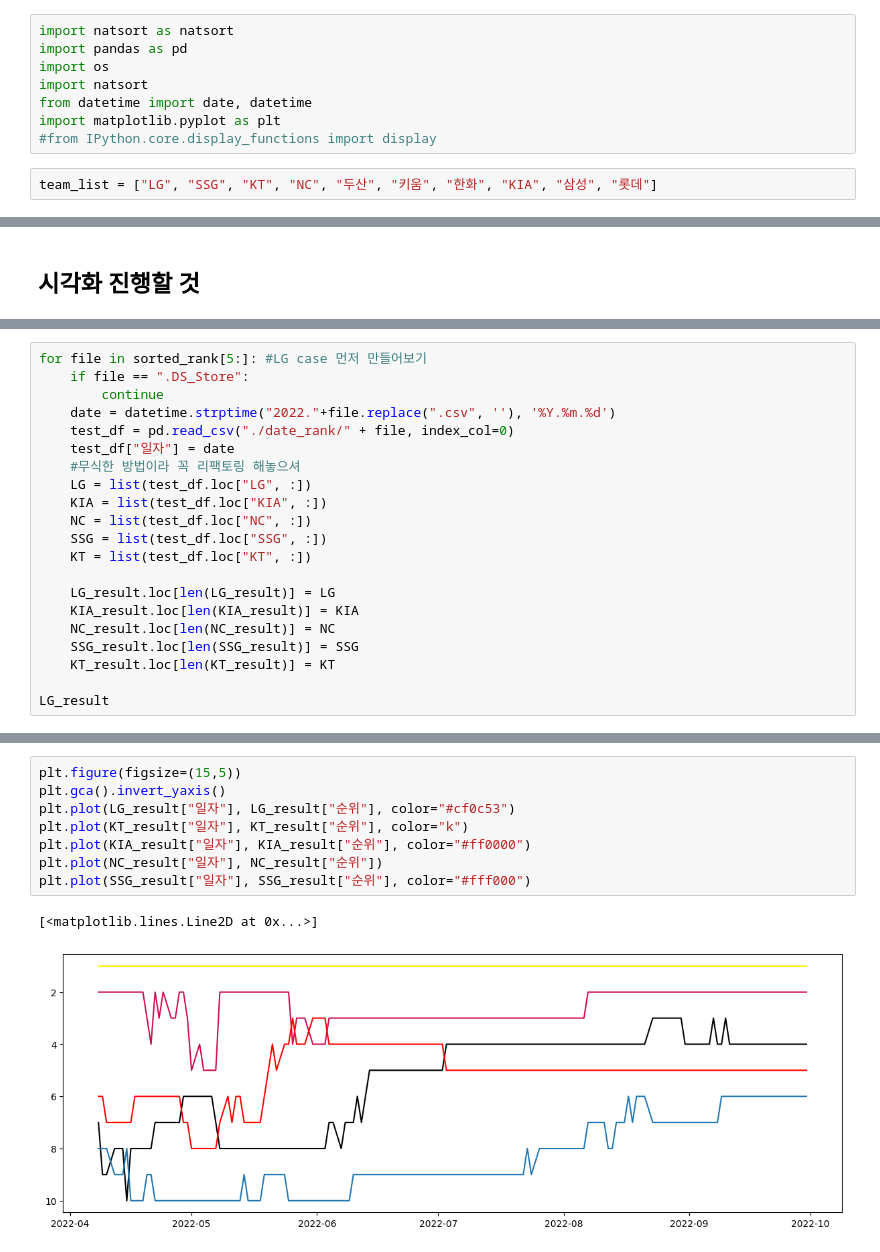
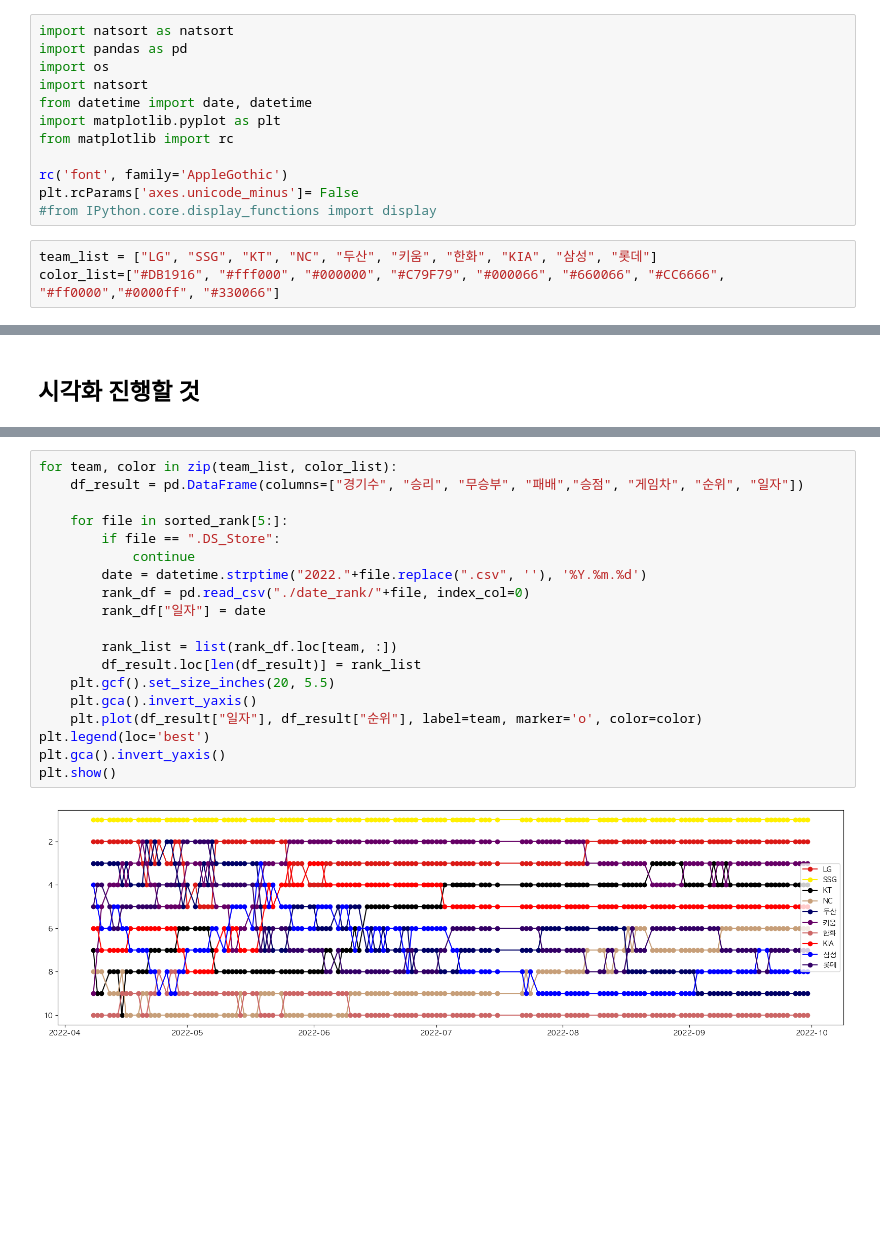
Before and after one commit to JorimJoram/BaseBall_Posting, a Jupyter notebook: Data_Crawling/Schedule.ipynb, the cells around one changed output, grey strips where cells are left out. Saved outputs shown, nothing was run; the diff lists cells and outputs as text; blank space fills up the shorter version.

Commit message:
그래프 리팩토링 잠시 진행

```diff
--- a/Data_Crawling/Schedule.ipynb
+++ b/Data_Crawling/Schedule.ipynb
@@ -8,9 +8,14 @@ import os
 import natsort
 from datetime import date, datetime
 import matplotlib.pyplot as plt
+from matplotlib import rc
+
+rc('font', family='AppleGothic')
+plt.rcParams['axes.unicode_minus']= False
 #from IPython.core.display_functions import display
 # %%
 team_list = ["LG", "SSG", "KT", "NC", "두산", "키움", "한화", "KIA", "삼성", "롯데"]
+color_list=["#DB1916", "#fff000", "#000000", "#C79F79", "#000066", "#660066", "#CC6666", "#ff0000","#0000ff", "#330066"]
 # %%
 for month in range(4, 10):
     url = "https://sports.news.naver.com/kbaseball/schedule/index?&month={}&year=2022&teamCode=".format(month)
@@ -183,21 +148,0 @@ NC_result = pd.DataFrame(columns=["경기수", "승리", "무승부", "패배","
-# %%
-for file in sorted_rank[5:]: #LG case 먼저 만들어보기
-    if file == ".DS_Store":
-        continue
-    date = datetime.strptime("2022."+file.replace(".csv", ''), '%Y.%m.%d')
-    test_df = pd.read_csv("./date_rank/" + file, index_col=0)
-    test_df["일자"] = date
-    #무식한 방법이라 꼭 리팩토링 해놓으셔
-    LG = list(test_df.loc["LG", :])
-    KIA = list(test_df.loc["KIA", :])
-    NC = list(test_df.loc["NC", :])
-    SSG = list(test_df.loc["SSG", :])
-    KT = list(test_df.loc["KT", :])
-
-    LG_result.loc[len(LG_result)] = LG
-    KIA_result.loc[len(KIA_result)] = KIA
-    NC_result.loc[len(NC_result)] = NC
-    SSG_result.loc[len(SSG_result)] = SSG
-    KT_result.loc[len(KT_result)] = KT
-
-LG_result
@@ -218,11 +149,21 @@ LG_result
-# %%
-plt.figure(figsize=(15,5))
-plt.gca().invert_yaxis()
-plt.plot(LG_result["일자"], LG_result["순위"], color="#cf0c53")
-plt.plot(KT_result["일자"], KT_result["순위"], color="k")
-plt.plot(KIA_result["일자"], KIA_result["순위"], color="#ff0000")
-plt.plot(NC_result["일자"], NC_result["순위"])
-plt.plot(SSG_result["일자"], SSG_result["순위"], color="#fff000")
-# %% [output]
-[<matplotlib.lines.Line2D at 0x...>]
-[figure, removed]
+# %%
+for team, color in zip(team_list, color_list):
+    df_result = pd.DataFrame(columns=["경기수", "승리", "무승부", "패배","승점", "게임차", "순위", "일자"])
+
+    for file in sorted_rank[5:]:
+        if file == ".DS_Store":
+            continue
+        date = datetime.strptime("2022."+file.replace(".csv", ''), '%Y.%m.%d')
+        rank_df = pd.read_csv("./date_rank/"+file, index_col=0)
+        rank_df["일자"] = date
+
+        rank_list = list(rank_df.loc[team, :])
+        df_result.loc[len(df_result)] = rank_list
+    plt.gcf().set_size_inches(20, 5.5)
+    plt.gca().invert_yaxis()
+    plt.plot(df_result["일자"], df_result["순위"], label=team, marker='o', color=color)
+plt.legend(loc='best')
+plt.gca().invert_yaxis()
+plt.show()
+# %% [output]
+[figure, added]
```
Also changed, not shown: parts of 6 cells of this notebook.
